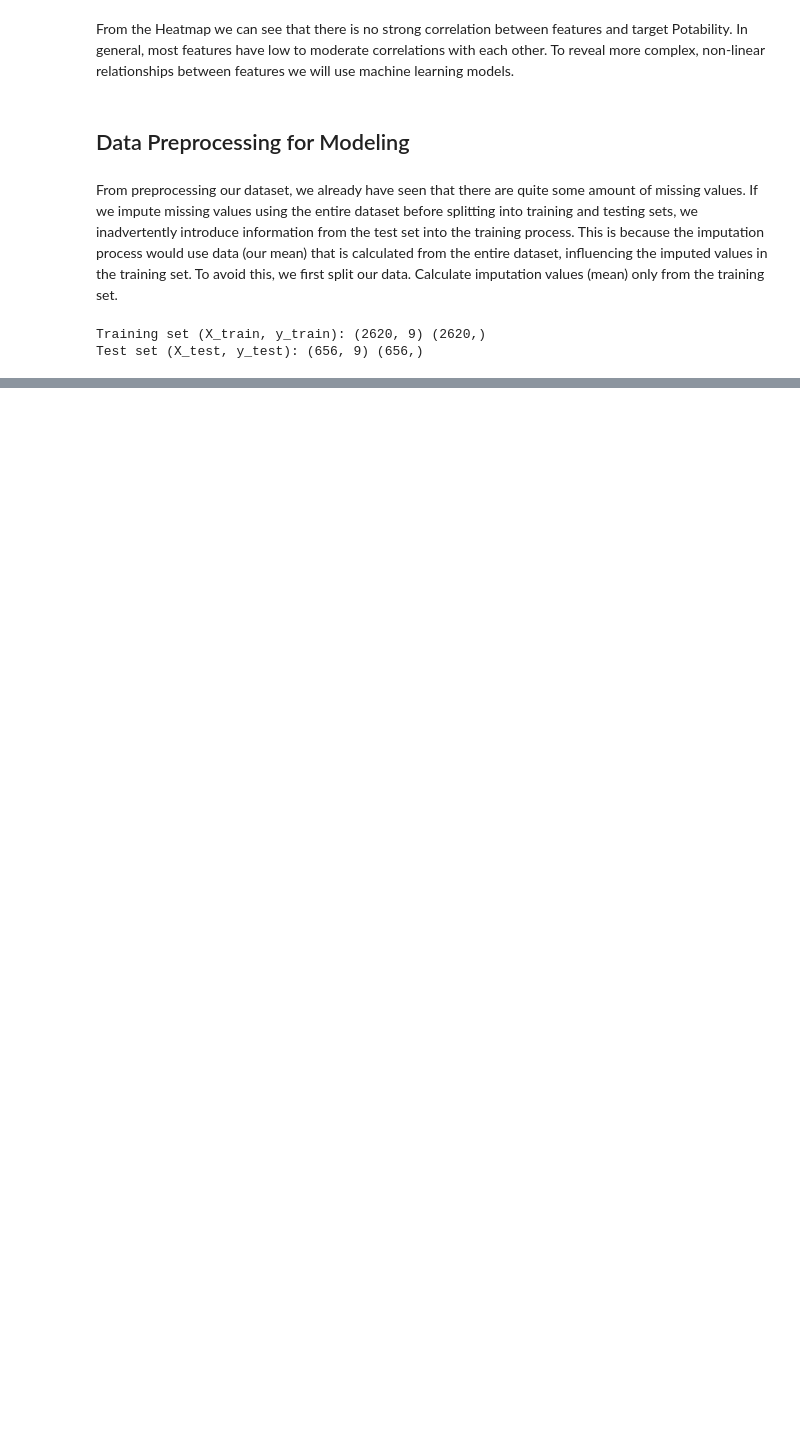
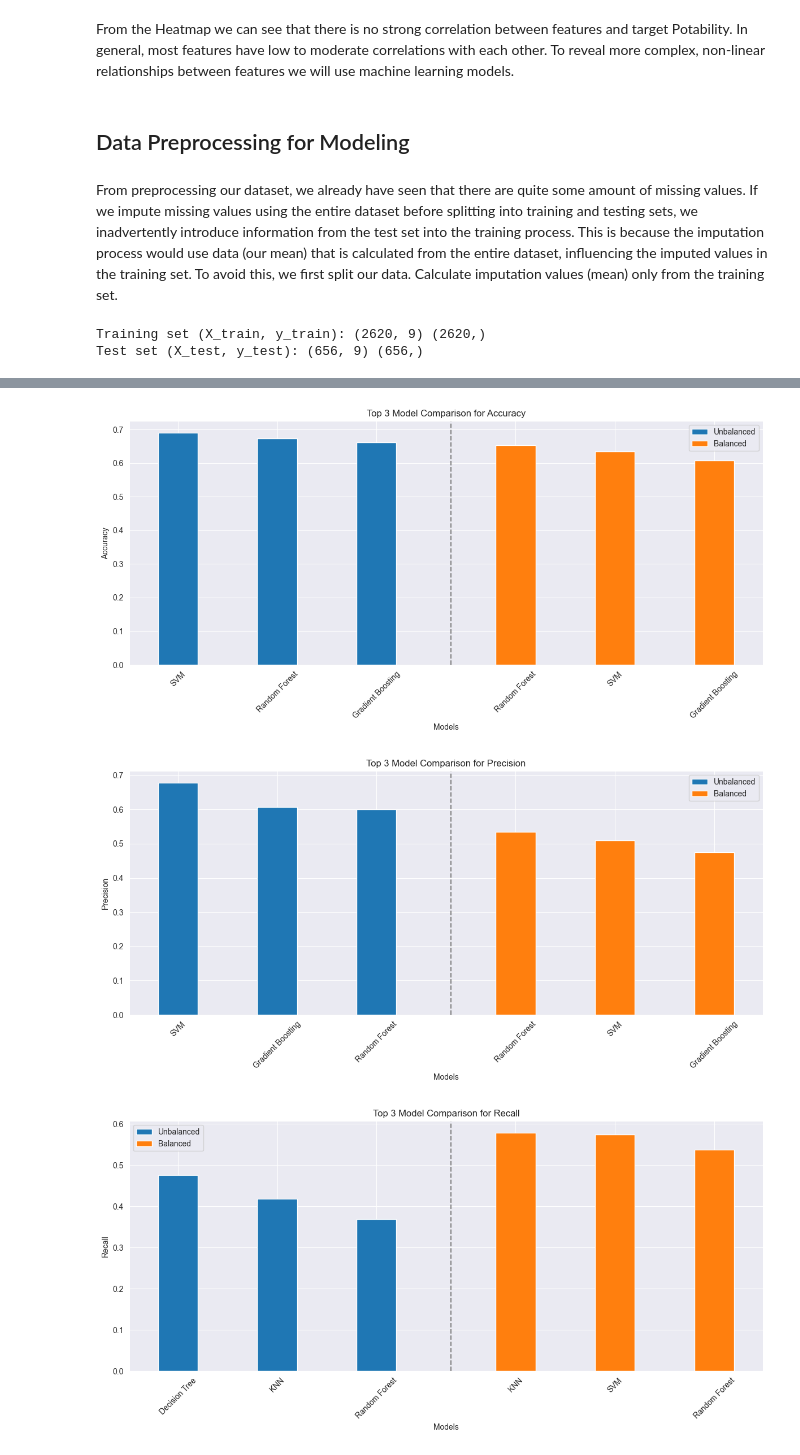
Before and after one commit to stepjuju/Water-Quality-EDA-and-Prediction, a Jupyter notebook: Water Quality.ipynb, the cells around one changed output, grey strips where cells are left out. Drawn from its saved outputs; the diff is of its cells as text; code cells hidden in the pictures; blank space fills up the shorter version.

Commit message:
Model training and evaluation was added

```diff
--- a/Water Quality.ipynb
+++ b/Water Quality.ipynb
@@ -147,0 +189,8 @@ Test set (X_test, y_test): (656, 9) (656,)
+# %%
+X_train_balanced, y_train_balanced = X_train_smote, y_train_smote
+
+performance_balanced = {}
+for name, model in tqdm(models.items(), desc="Training Models"):
+    performance_balanced[name] = train_evaluate_model(model, X_train_balanced, y_train_balanced, X_test_scaled, y_test)
+
+performance_df_balanced = pd.DataFrame(performance_balanced, index=['Accuracy', 'Precision', 'Recall', 'F1 Score', 'ROC AUC'])
@@ -147,0 +234,11 @@ Test set (X_test, y_test): (656, 9) (656,)
+# %%
+# same but for balanced data (after SMOTE)
+top_3_models_balanced = {}
+
+for metric in performance_df_balanced.index:
+    top_models_balanced = performance_df_balanced.T.sort_values(by=metric, ascending=False).head(3)
+    top_3_models_balanced[metric] = top_models_balanced[[metric]]
+
+for metric, df in top_3_models_balanced.items():
+    print(f"Top 3 Models (balanced) based on {metric}:")
+    print(df, '\n')
@@ -147,0 +263,34 @@ Test set (X_test, y_test): (656, 9) (656,)
+# %%
+for metric in performance_df.index:
+    plt.figure(figsize=(12, 6))
+
+    unbalanced_data = top_3_models_per_metric[metric].reset_index()
+    balanced_data = top_3_models_balanced[metric].reset_index()
+
+    # Number of models (top 3 for each dataset)
+    n_models = 3
+
+    # Create positions for each group of bars
+    total_width = 0.4  # width for each group (unbalanced and balanced)
+    unbalanced_positions = np.arange(n_models)
+    balanced_positions = np.arange(n_models) + n_models + total_width  # Offset for the second group
+
+    plt.bar(unbalanced_positions, unbalanced_data[metric], width=total_width, label='Unbalanced')
+    plt.bar(balanced_positions, balanced_data[metric], width=total_width, label='Balanced')
+
+    plt.axvline(x=2.75, color='grey', linestyle='--') # separation line
+
+    plt.xlabel('Models')
+    plt.ylabel(metric)
+    plt.title(f'Top 3 Model Comparison for {metric}')
+    plt.xticks(np.concatenate([unbalanced_positions, balanced_positions]),
+               np.concatenate([unbalanced_data['index'], balanced_data['index']]),
+               rotation=45)
+    plt.legend()
+
+    plt.tight_layout()
+    plt.show()
+# %% [output]
+[figure, added]
+[figure, added]
+[figure, added]
```
Also changed, not shown: parts of 17 cells of this notebook.
